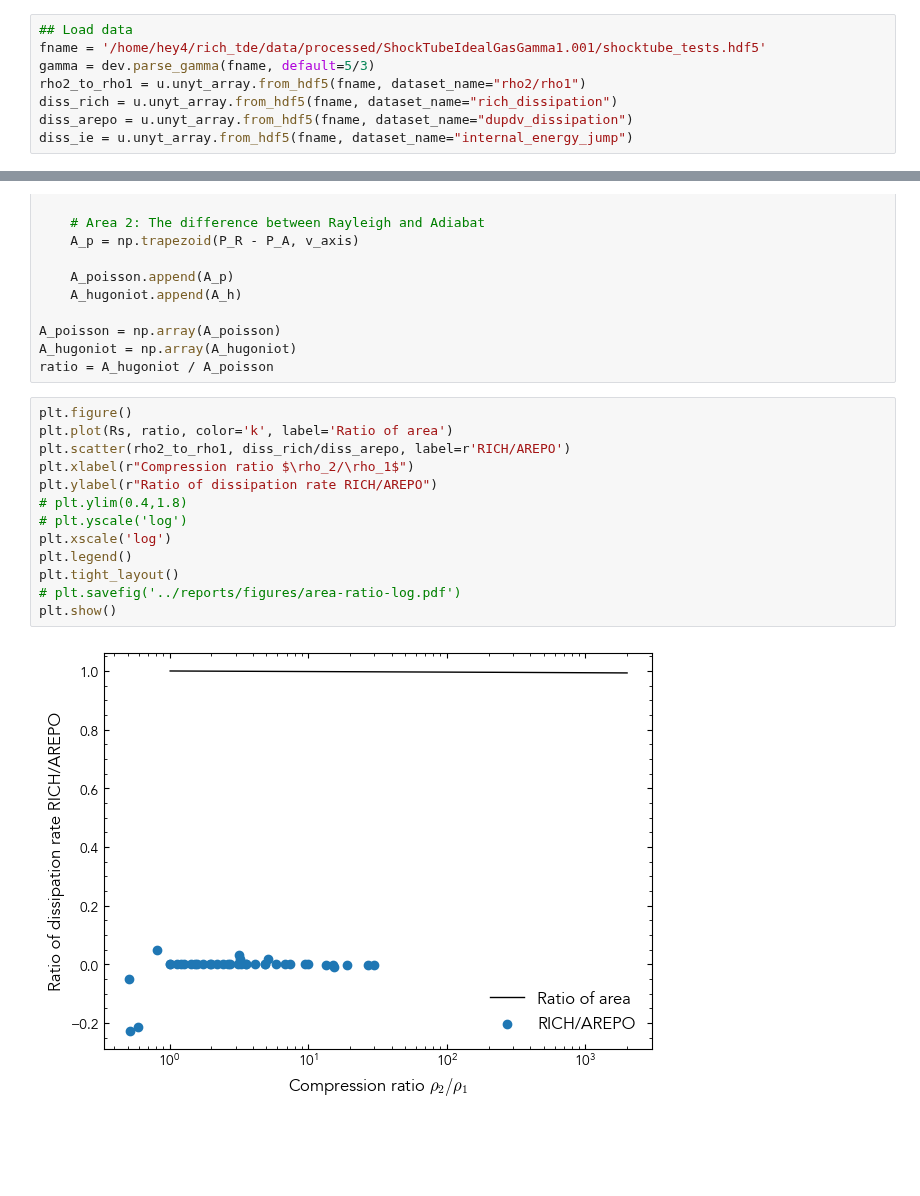
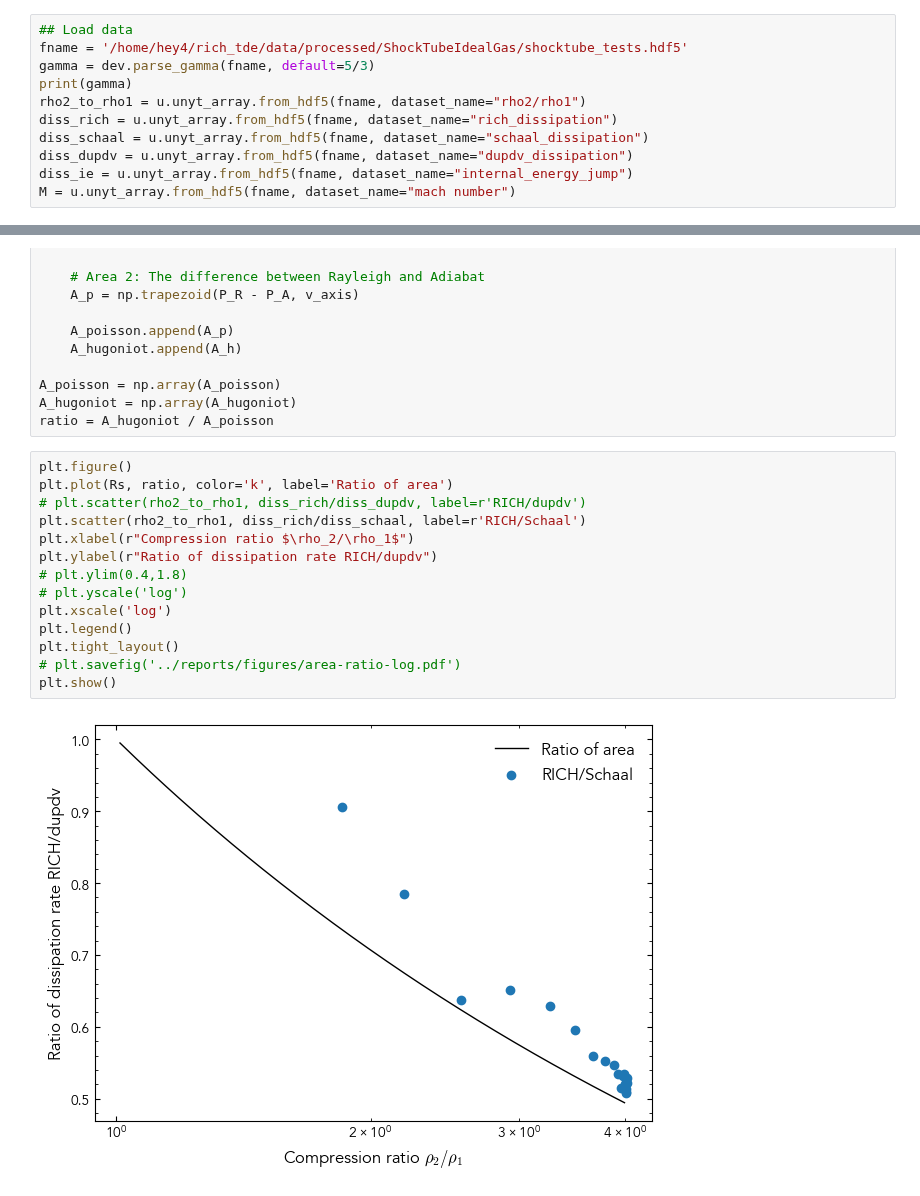
Before and after one commit to rich-tde/tde-shock-dissipation, a Jupyter notebook: notebooks/0.1-shocktube-dissipation-test-all.ipynb, the cells around one changed output, grey strips where cells are left out. Saved outputs shown, nothing was run; the diff lists cells and outputs as text; blank space fills up the shorter version.

```diff
--- a/notebooks/0.1-shocktube-dissipation-test-all.ipynb
+++ b/notebooks/0.1-shocktube-dissipation-test-all.ipynb
@@ -13,8 +10,11 @@ The autoreload extension is already loaded. To reload it, use:
 # %%
 ## Load data
-fname = '/home/hey4/rich_tde/data/processed/ShockTubeIdealGasGamma1.001/shocktube_tests.hdf5'
+fname = '/home/hey4/rich_tde/data/processed/ShockTubeIdealGas/shocktube_tests.hdf5'
 gamma = dev.parse_gamma(fname, default=5/3)
+print(gamma)
 rho2_to_rho1 = u.unyt_array.from_hdf5(fname, dataset_name="rho2/rho1")
 diss_rich = u.unyt_array.from_hdf5(fname, dataset_name="rich_dissipation")
-diss_arepo = u.unyt_array.from_hdf5(fname, dataset_name="dupdv_dissipation")
+diss_schaal = u.unyt_array.from_hdf5(fname, dataset_name="schaal_dissipation")
+diss_dupdv = u.unyt_array.from_hdf5(fname, dataset_name="dupdv_dissipation")
 diss_ie = u.unyt_array.from_hdf5(fname, dataset_name="internal_energy_jump")
+M = u.unyt_array.from_hdf5(fname, dataset_name="mach number")
@@ -58,15 +60,16 @@ ratio = A_hugoniot / A_poisson
 # %%
 plt.figure()
 plt.plot(Rs, ratio, color='k', label='Ratio of area')
-plt.scatter(rho2_to_rho1, diss_rich/diss_arepo, label=r'RICH/AREPO')
+# plt.scatter(rho2_to_rho1, diss_rich/diss_dupdv, label=r'RICH/dupdv')
+plt.scatter(rho2_to_rho1, diss_rich/diss_schaal, label=r'RICH/Schaal')
 plt.xlabel(r"Compression ratio $\rho_2/\rho_1$")
-plt.ylabel(r"Ratio of dissipation rate RICH/AREPO")
+plt.ylabel(r"Ratio of dissipation rate RICH/dupdv")
 # plt.ylim(0.4,1.8)
 # plt.yscale('log')
 plt.xscale('log')
 plt.legend()
 plt.tight_layout()
 # plt.savefig('../reports/figures/area-ratio-log.pdf')
 plt.show()
 # %% [output]
-[figure, old version]
+[figure, new version]
```
Also changed, not shown: parts of 5 cells of this notebook, 6 other files.
